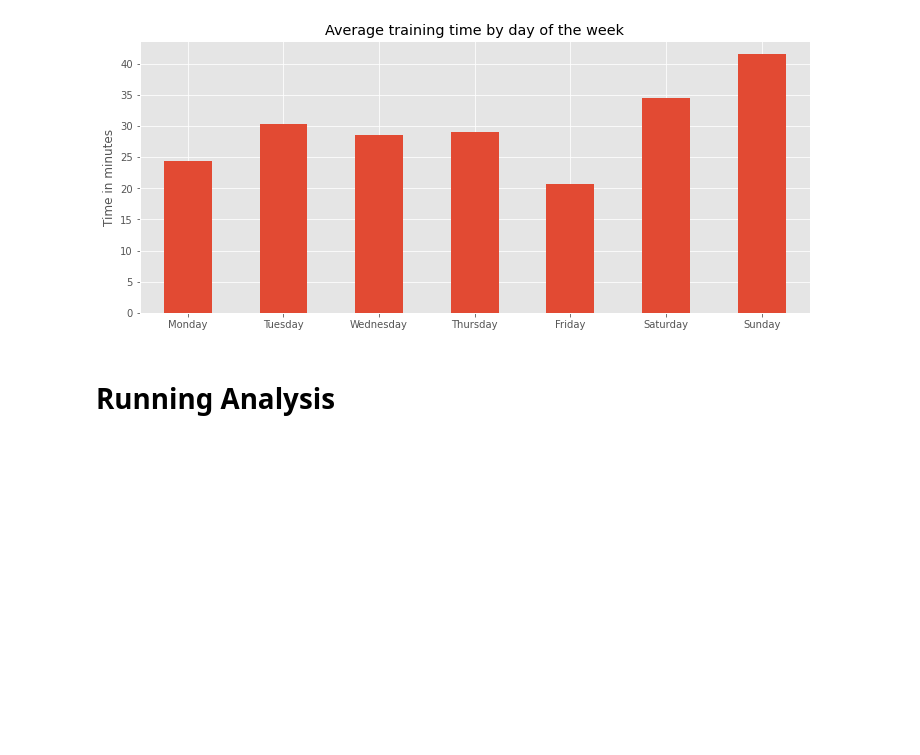
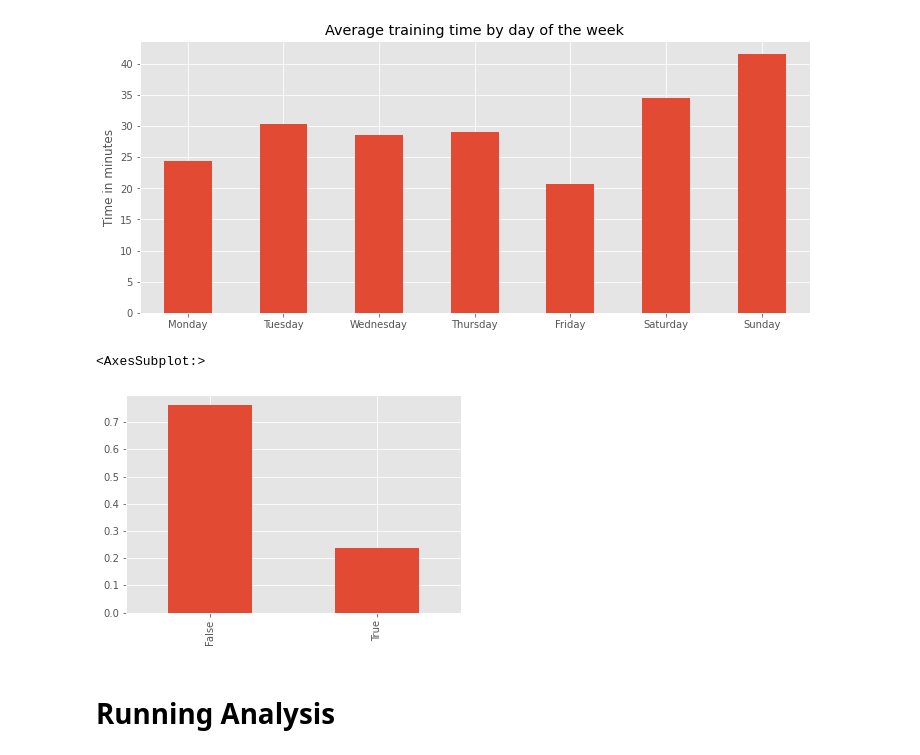
Before and after one commit to Lucs1590/strava-analysis, a Jupyter notebook: strava_analysis.ipynb, the cells around one changed output. Saved outputs shown, nothing was run; the diff lists cells and outputs as text; code cells hidden in the pictures; blank space fills up the shorter version.

```diff
--- a/strava_analysis.ipynb
+++ b/strava_analysis.ipynb
@@ -333,6 +333,11 @@ plt.title('Average training time by day of the week')
 # %% [output]
 Text(0.5, 1.0, 'Average training time by day of the week')
 [figure]
+# %%
+df['pace_sub_5'].value_counts(normalize = True).plot.bar()
+# %% [output]
+<AxesSubplot:>
+[figure, added]
 # %% [markdown]
 # Running Analysis
 # %%
```
Also changed, not shown: parts of 12 cells of this notebook, 1 other file.
